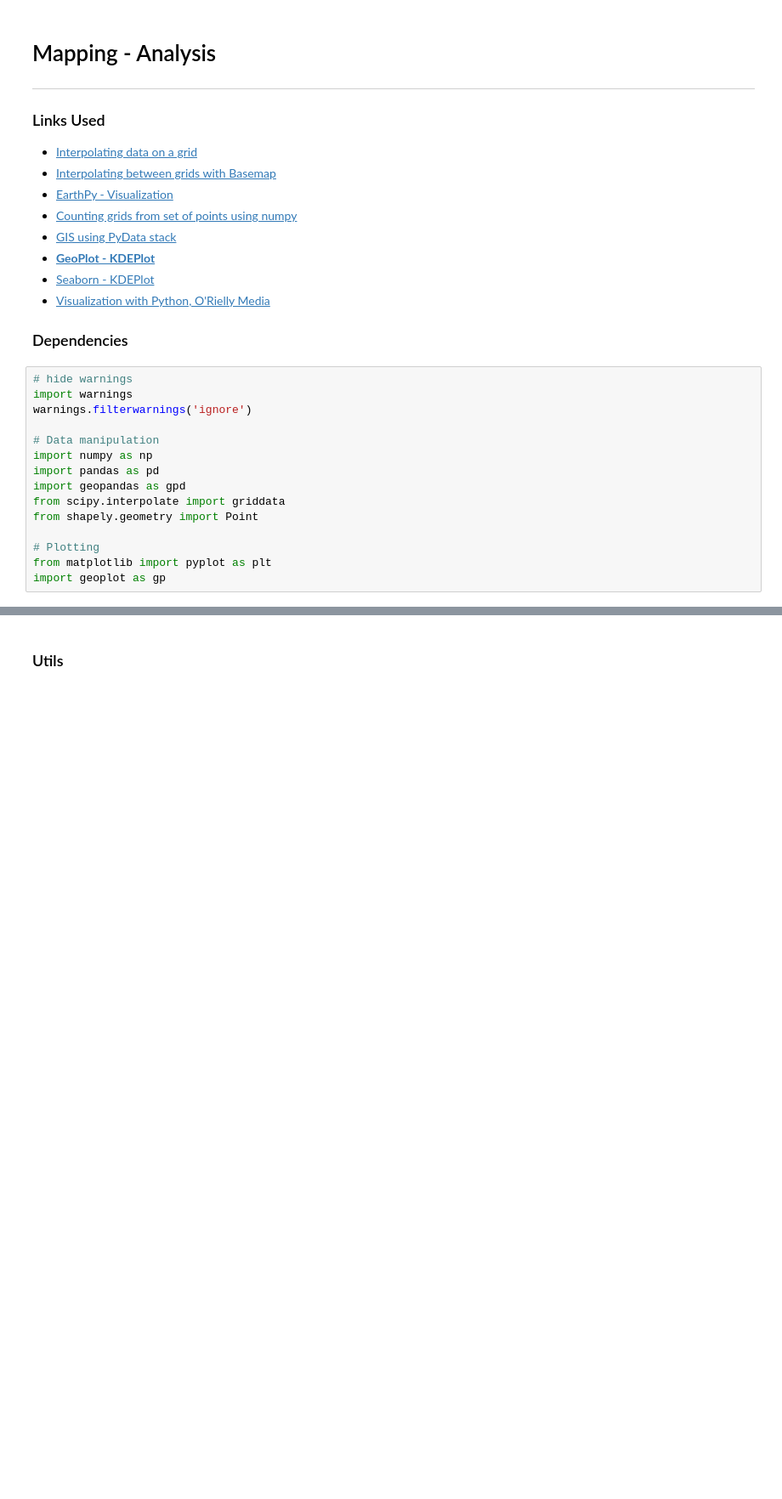
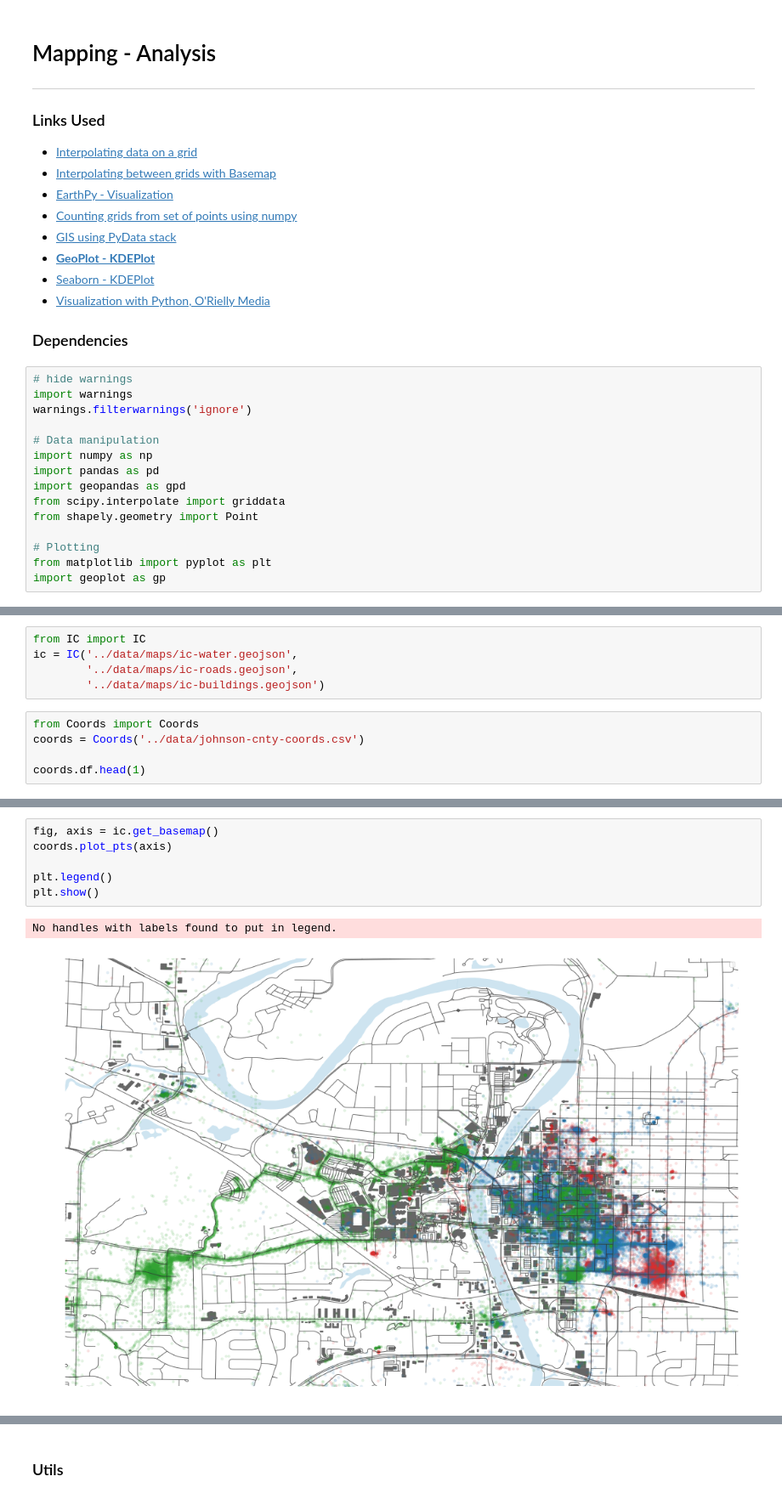
Before and after one commit to ryan-p-larson/city-maps, a Jupyter notebook: src/04-mapping-analysis.ipynb, the cells around one changed output, grey strips where cells are left out. Shown at 85% size. Drawn from its saved outputs; the diff is of its cells as text; blank space fills up the shorter version.

```diff
--- a/src/04-mapping-analysis.ipynb
+++ b/src/04-mapping-analysis.ipynb
@@ -58,0 +53,10 @@ coords_df.head()
+# %%
+from IC import IC
+ic = IC('../data/maps/ic-water.geojson',
+        '../data/maps/ic-roads.geojson',
+        '../data/maps/ic-buildings.geojson')
+# %%
+from Coords import Coords
+coords = Coords('../data/johnson-cnty-coords.csv')
+
+coords.df.head(1)
@@ -58,0 +82,9 @@ coords_df.head()
+# %%
+fig, axis = ic.get_basemap()
+coords.plot_pts(axis)
+
+plt.legend()
+plt.show()
+# %% [output]
+No handles with labels found to put in legend.
+[figure, added]
```
Also changed, not shown: parts of 17 cells of this notebook, 1 other file.
